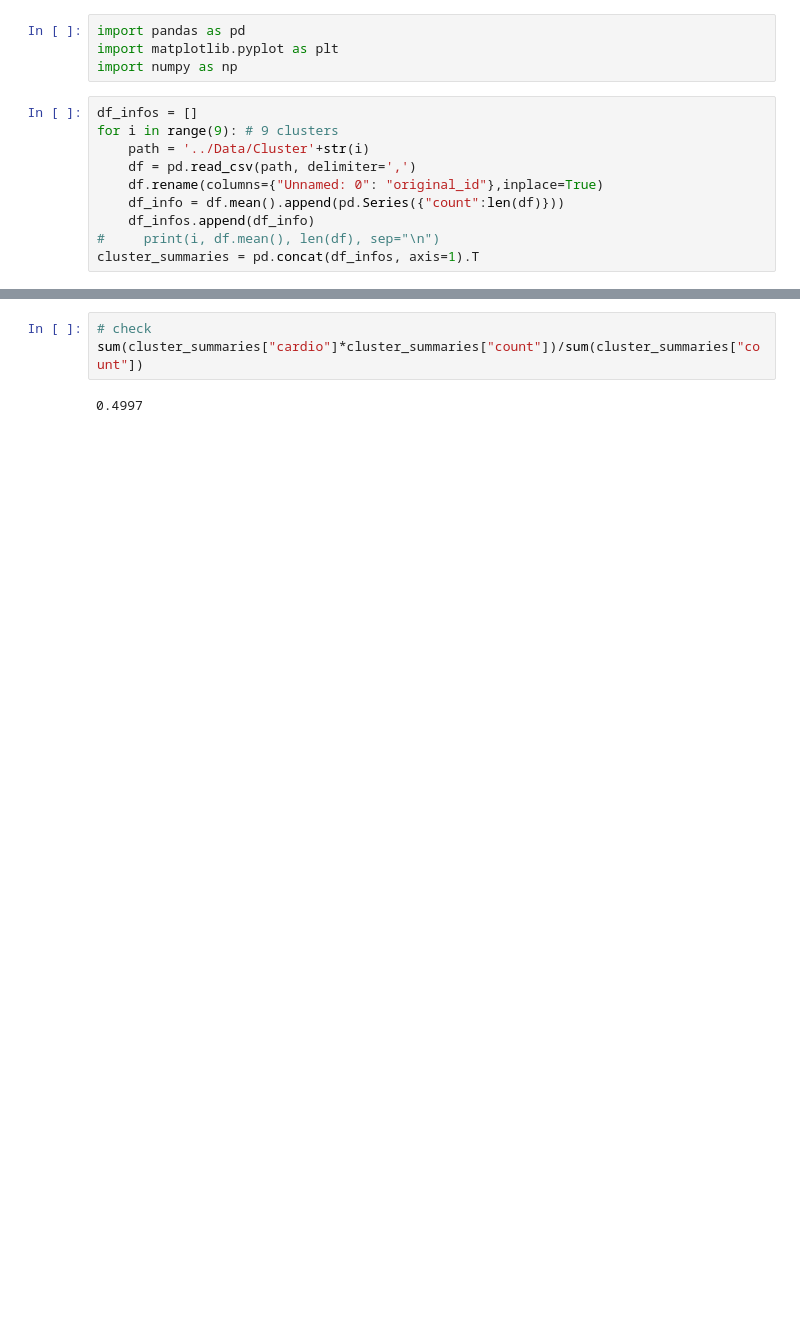
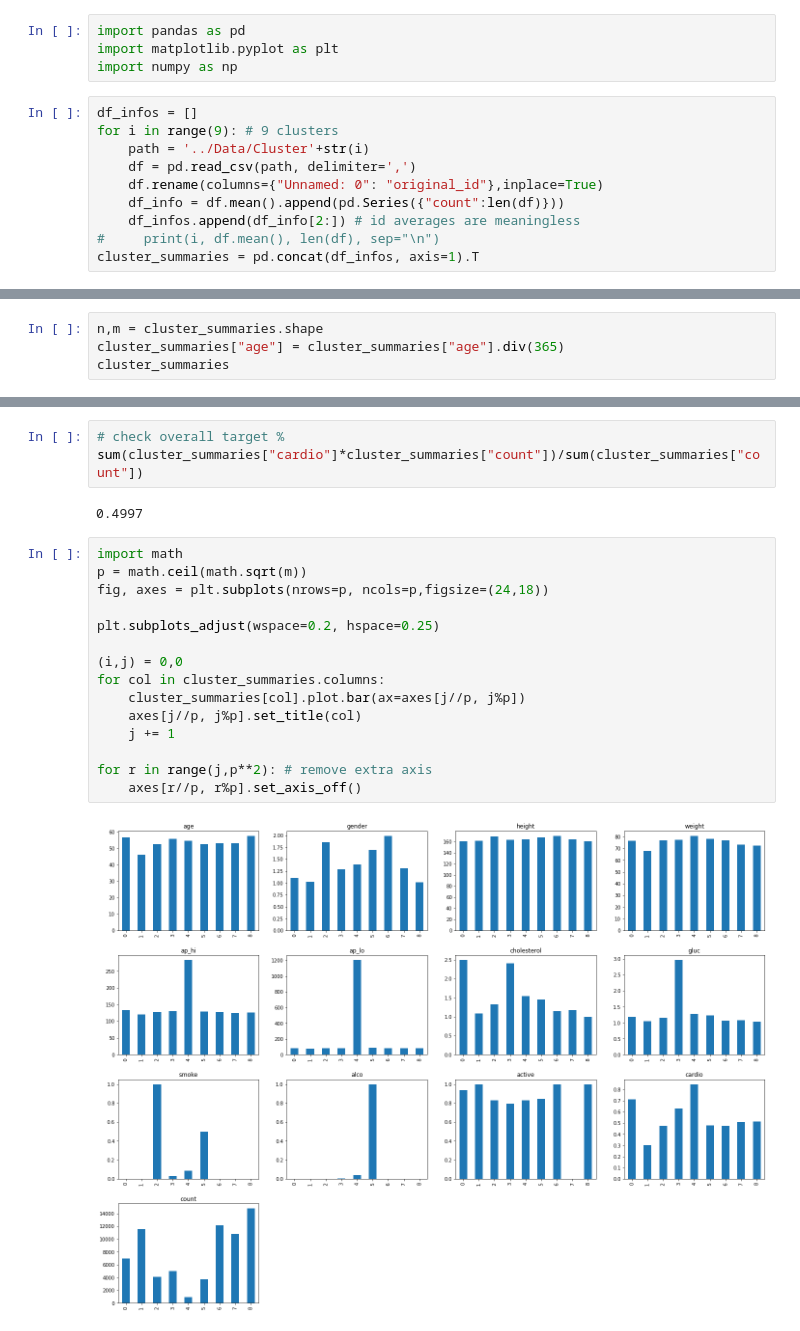
Before and after one commit to bhavrish/CVD-Classifer, a Jupyter notebook: ML/Cluster_Summaries.ipynb, the cells around one changed output, grey strips where cells are left out. Saved outputs shown, nothing was run; the diff lists cells and outputs as text; blank space fills up the shorter version.

Commit message:
clusters found

```diff
--- a/ML/Cluster_Summaries.ipynb
+++ b/ML/Cluster_Summaries.ipynb
@@ -9,6 +9,6 @@ for i in range(9): # 9 clusters
     df = pd.read_csv(path, delimiter=',')
     df.rename(columns={"Unnamed: 0": "original_id"},inplace=True)
     df_info = df.mean().append(pd.Series({"count":len(df)}))
-    df_infos.append(df_info)
+    df_infos.append(df_info[2:]) # id averages are meaningless
 #     print(i, df.mean(), len(df), sep="\n")
 cluster_summaries = pd.concat(df_infos, axis=1).T
@@ -27,0 +15,4 @@ cluster_summaries
+# %%
+n,m = cluster_summaries.shape
+cluster_summaries["age"] = cluster_summaries["age"].div(365)
+cluster_summaries
@@ -28,5 +30,22 @@ cluster_summaries
 # %%
-# check
+# check overall target %
 sum(cluster_summaries["cardio"]*cluster_summaries["count"])/sum(cluster_summaries["count"])
 # %% [output]
 0.4997
+# %%
+import math
+p = math.ceil(math.sqrt(m))
+fig, axes = plt.subplots(nrows=p, ncols=p,figsize=(24,18))
+
+plt.subplots_adjust(wspace=0.2, hspace=0.25)
+
+(i,j) = 0,0
+for col in cluster_summaries.columns:
+    cluster_summaries[col].plot.bar(ax=axes[j//p, j%p])
+    axes[j//p, j%p].set_title(col)
+    j += 1
+
+for r in range(j,p**2): # remove extra axis
+    axes[r//p, r%p].set_axis_off()
+# %% [output]
+[figure, added]
```
Also changed, not shown: parts of 4 cells of this notebook.
